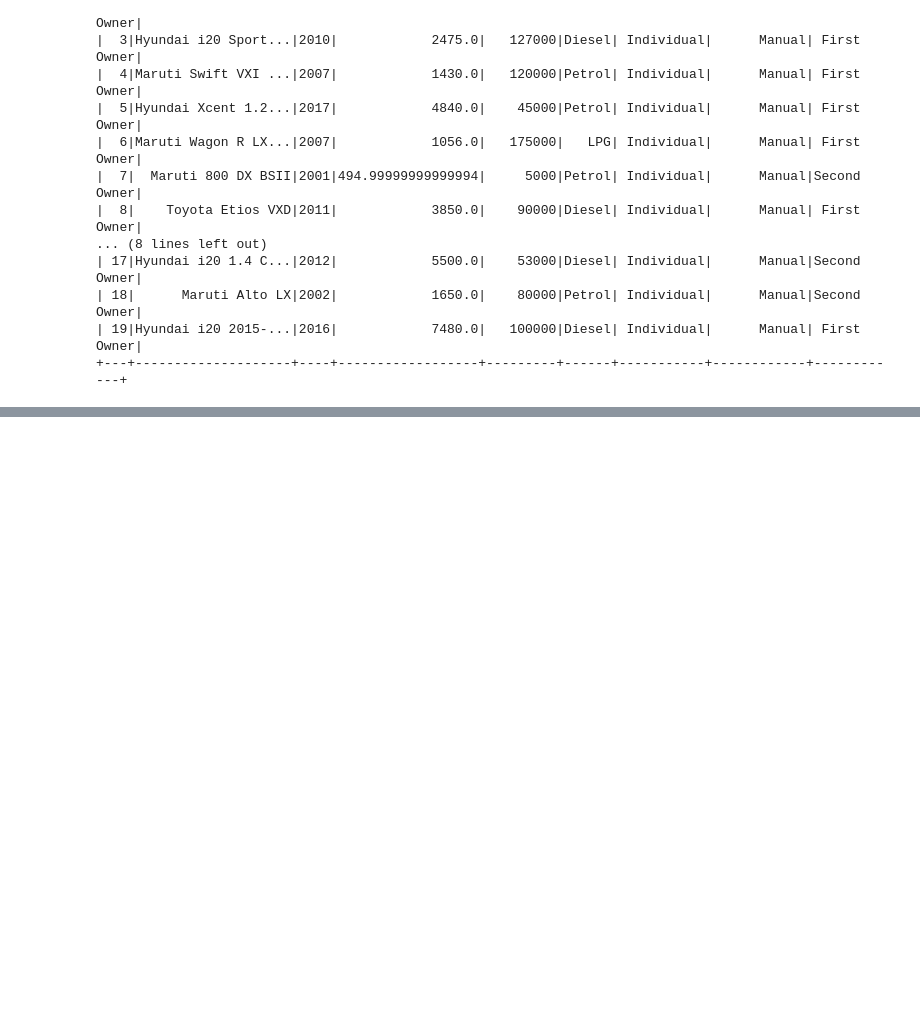
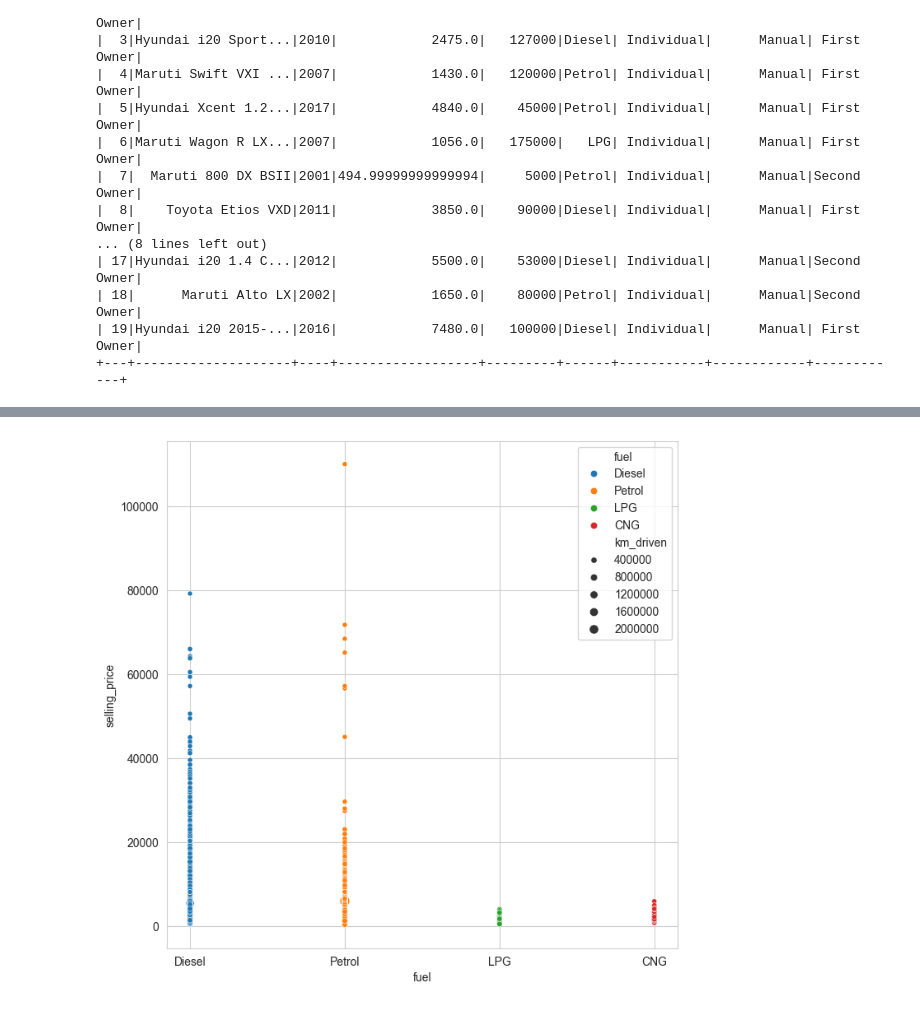
Before and after one commit to File500/Data_science_and_analysis, a Jupyter notebook: analysis/visual_analysis/car_price_and_sales_EDA.ipynb, the cells around one changed output, grey strips where cells are left out. Cells and saved outputs as stored; diff of their text form; code cells hidden in the pictures; blank space fills up the shorter version.

```diff
--- a/analysis/visual_analysis/car_price_and_sales_EDA.ipynb
+++ b/analysis/visual_analysis/car_price_and_sales_EDA.ipynb
@@ -79,0 +128,3 @@ filtered
+# %%
+filtered = sql_to_df('''select selling_price, km_driven, fuel from price''')
+filtered
@@ -79,0 +145,6 @@ filtered
+# %%
+plt.figure(figsize=(8,8))
+sb.scatterplot(data=filtered, x='fuel', y='selling_price', size='km_driven' ,hue='fuel')
+plt.show()
+# %% [output]
+[figure, added]
```
Also changed, not shown: parts of 10 cells of this notebook.
